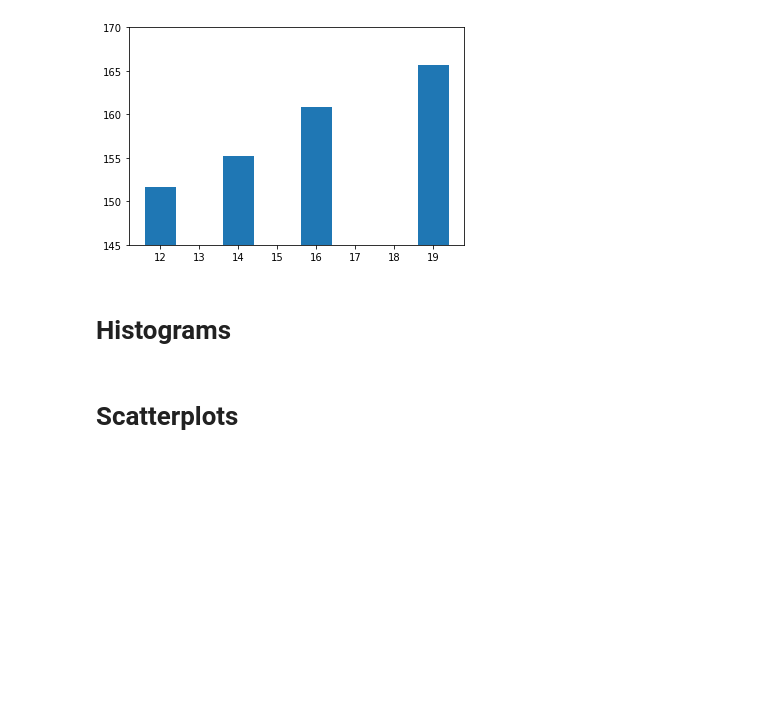
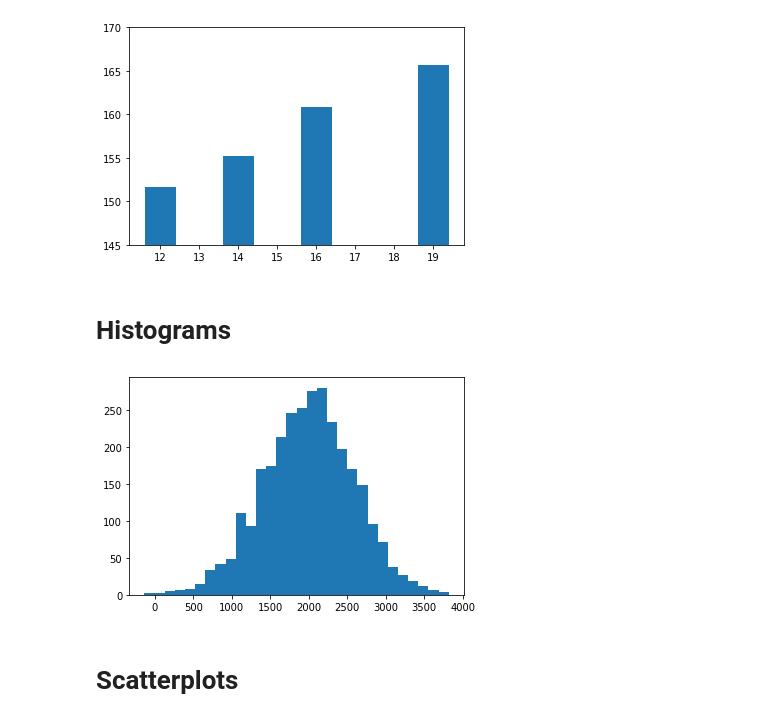
Before and after one commit to DianaElena99/DataScience-Crashcourse, a Jupyter notebook: Matplotlib_Crashcourse.ipynb, the cells around one changed output. Drawn from its saved outputs; the diff is of its cells as text; code cells hidden in the pictures; blank space fills up the shorter version.

```diff
--- a/Matplotlib_Crashcourse.ipynb
+++ b/Matplotlib_Crashcourse.ipynb
@@ -85,2 +85,9 @@ plt.show()
+# %%
+
+x = np.random.normal(2000,600,3000)
+plt.hist(x, 30)
+plt.show()
+# %% [output]
+[figure, added]
 # %% [markdown]
 # Scatterplots
```
Also changed, not shown: parts of 6 cells of this notebook.
